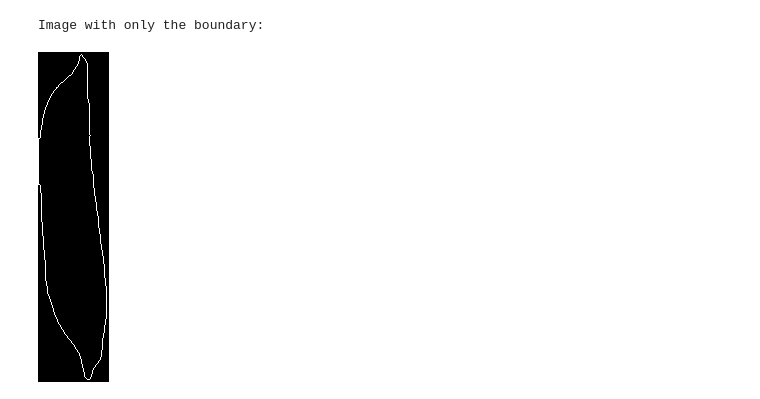
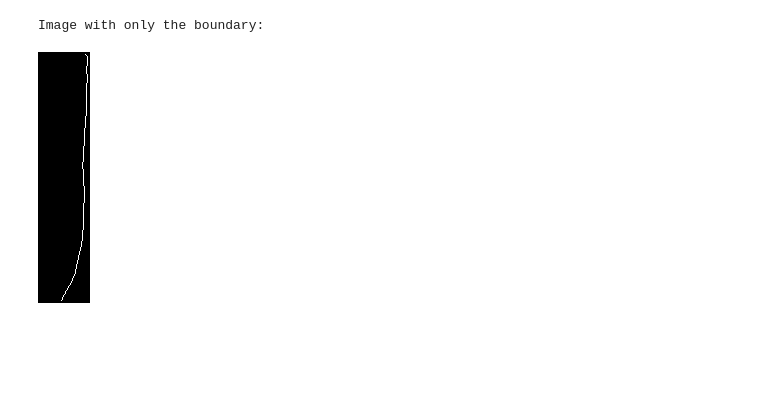
Before and after one commit to AbduzZami/ColabNotebooks, a Jupyter notebook: GAU.ipynb, the cells around one changed output. Drawn from its saved outputs; the diff is of its cells as text; code cells hidden in the pictures; blank space fills up the shorter version.

```diff
--- a/GAU.ipynb
+++ b/GAU.ipynb
@@ -6,7 +6,7 @@ import numpy as np
 from google.colab.patches import cv2_imshow
 
 # Load the image
-img = cv2.imread('/content/20250821_131741.jpg')
+img = cv2.imread('/content/20250821_130104.jpg')
 # %%
 # Define the desired width (adjust as needed)
 desired_width = 600
@@ -67,0 +68,11 @@ Inverted Binary Image:
+# %%
+# Ensure your image is binary
+inverted_binary_result_white = np.where(inverted_binary_result_white > 0, 255, 0).astype(np.uint8)
+
+# Define a kernel (3x3 or 5x5 depending on dot size)
+kernel = cv2.getStructuringElement(cv2.MORPH_RECT, (5, 5))
+
+# Apply erosion
+inverted_binary_result_white = cv2.erode(inverted_binary_result_white, kernel, iterations=1)
+
+cv2_imshow(inverted_binary_result_white)
@@ -134,0 +148,23 @@ cv2_imshow(eroded)
+# %%
+rightmost_pixels = []
+
+# Iterate through each row of the boundary image
+for row_index in range(eroded.shape[0]):
+    row = eroded[row_index, :]
+
+    # Find the indices where the pixel value is 255 (white)
+    white_pixel_indices = np.where(row == 255)[0]
+
+    # If there are white pixels in the row, find the rightmost one
+    if len(white_pixel_indices) > 0:
+        rightmost_x = np.max(white_pixel_indices)
+        rightmost_pixels.append((rightmost_x, row_index))
+
+print("Rightmost pixels (x, y):", rightmost_pixels)
+
+# Optional: Visualize the rightmost pixels on a new blank image
+rightmost_img = np.zeros_like(eroded)
+for (x, y) in rightmost_pixels:
+    rightmost_img[y, x] = 255
+
+cv2_imshow(rightmost_img)
@@ -135,12 +174,12 @@ cv2_imshow(eroded)
 # %%
-contours, hierarchy = cv2.findContours(eroded, cv2.RETR_EXTERNAL, cv2.CHAIN_APPROX_NONE)
+contours, hierarchy = cv2.findContours(rightmost_img, cv2.RETR_EXTERNAL, cv2.CHAIN_APPROX_NONE)
 
-boundary_img = np.zeros_like(eroded)
+boundary_img = np.zeros_like(rightmost_img)
 cv2.drawContours(boundary_img, contours, -1, (255, 255, 255), 1)
 
 # Display the image with only the boundary
 print("Image with only the boundary:")
 cv2_imshow(boundary_img)
 # %% [output]
 Image with only the boundary:
-[figure, old version]
+[figure, new version]
```
Also changed, not shown: parts of 14 cells of this notebook.
